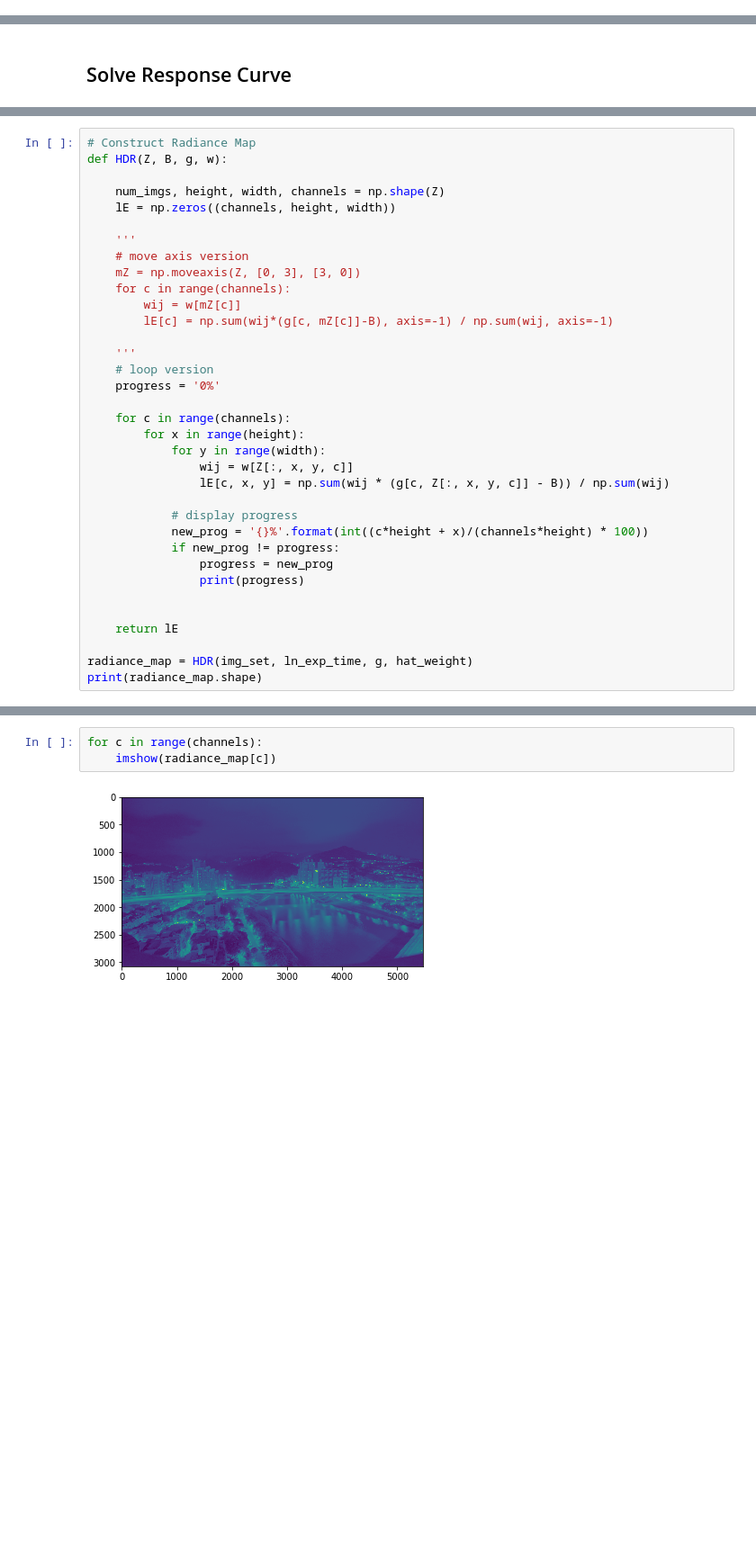
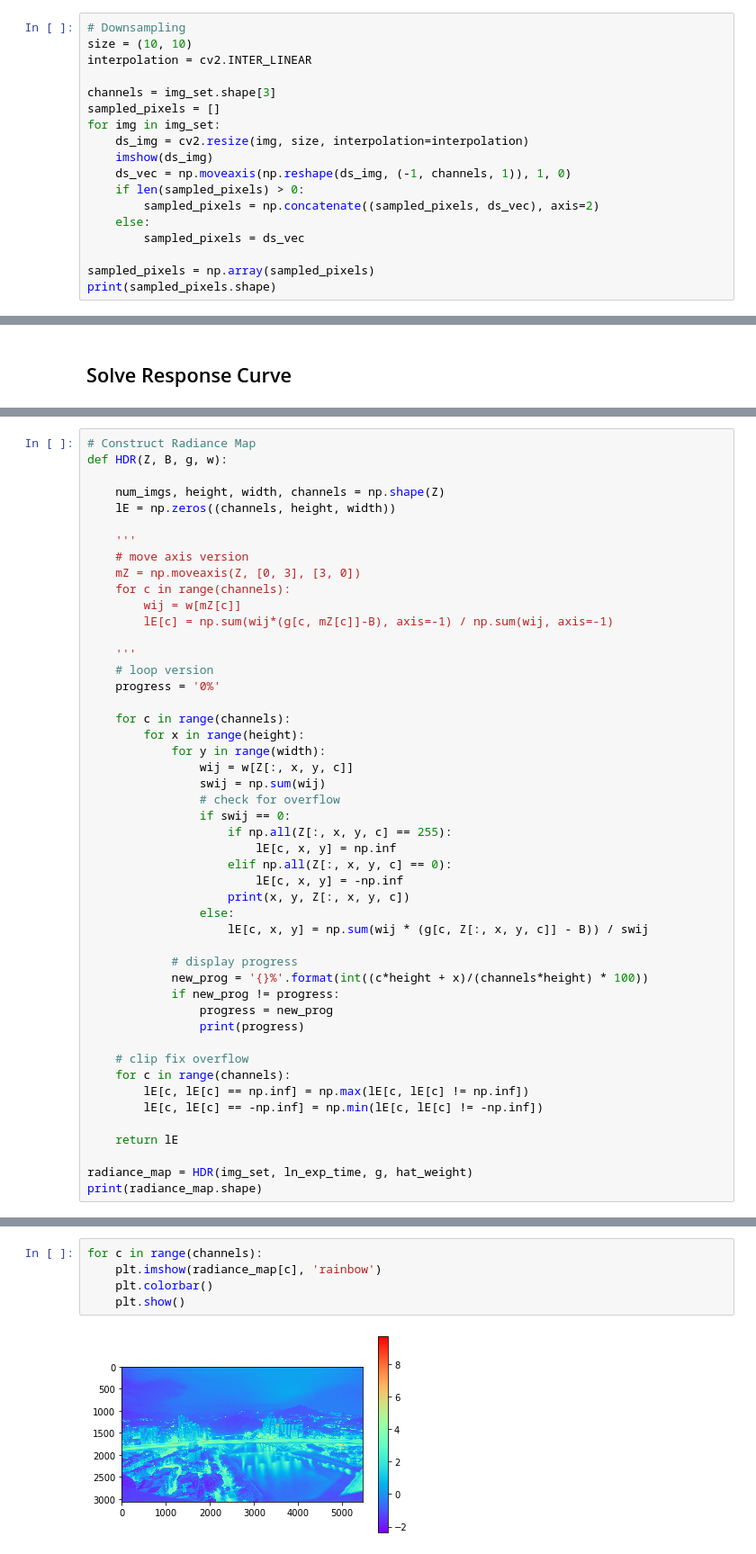
Before and after one commit to frozenburst/NTU-2020-VFX, a Jupyter notebook: hw1_HDR/hdr.ipynb, the cells around one changed output, grey strips where cells are left out. Shown at 90% size. Drawn from its saved outputs; the diff is of its cells as text; blank space fills up the shorter version.

```diff
--- a/hw1_HDR/hdr.ipynb
+++ b/hw1_HDR/hdr.ipynb
@@ -111 +111,19 @@ print(np.shape(sampled_pixels))
 (3, 50, 14)
+# %%
+# Downsampling
+size = (10, 10)
+interpolation = cv2.INTER_LINEAR
+
+channels = img_set.shape[3]
+sampled_pixels = []
+for img in img_set:
+    ds_img = cv2.resize(img, size, interpolation=interpolation)
+    imshow(ds_img)
+    ds_vec = np.moveaxis(np.reshape(ds_img, (-1, channels, 1)), 1, 0)
+    if len(sampled_pixels) > 0:
+        sampled_pixels = np.concatenate((sampled_pixels, ds_vec), axis=2)
+    else:
+        sampled_pixels = ds_vec
+
+sampled_pixels = np.array(sampled_pixels)
+print(sampled_pixels.shape)
@@ -218,7 +252,16 @@ def HDR(Z, B, g, w):
         for x in range(height):
             for y in range(width):
                 wij = w[Z[:, x, y, c]]
-                lE[c, x, y] = np.sum(wij * (g[c, Z[:, x, y, c]] - B)) / np.sum(wij)
+                swij = np.sum(wij)
+                # check for overflow
+                if swij == 0:
+                    if np.all(Z[:, x, y, c] == 255):
+                        lE[c, x, y] = np.inf
+                    elif np.all(Z[:, x, y, c] == 0):
+                        lE[c, x, y] = -np.inf
+                    print(x, y, Z[:, x, y, c])
+                else:
+                    lE[c, x, y] = np.sum(wij * (g[c, Z[:, x, y, c]] - B)) / swij
 
             # display progress
             new_prog = '{}%'.format(int((c*height + x)/(channels*height) * 100))
@@ -226,6 +269,10 @@ def HDR(Z, B, g, w):
                 progress = new_prog
                 print(progress)
 
+    # clip fix overflow
+    for c in range(channels):
+        lE[c, lE[c] == np.inf] = np.max(lE[c, lE[c] != np.inf])
+        lE[c, lE[c] == -np.inf] = np.min(lE[c, lE[c] != -np.inf])
 
     return lE
 
@@ -269,5 +299,7 @@ print(radiance_map.shape)
 # %%
 for c in range(channels):
-    imshow(radiance_map[c])
+    plt.imshow(radiance_map[c], 'rainbow')
+    plt.colorbar()
+    plt.show()
 # %% [output]
-[figure, old version]
+[figure, new version]
```
Also changed, not shown: parts of 7 cells of this notebook, 1 other file.
